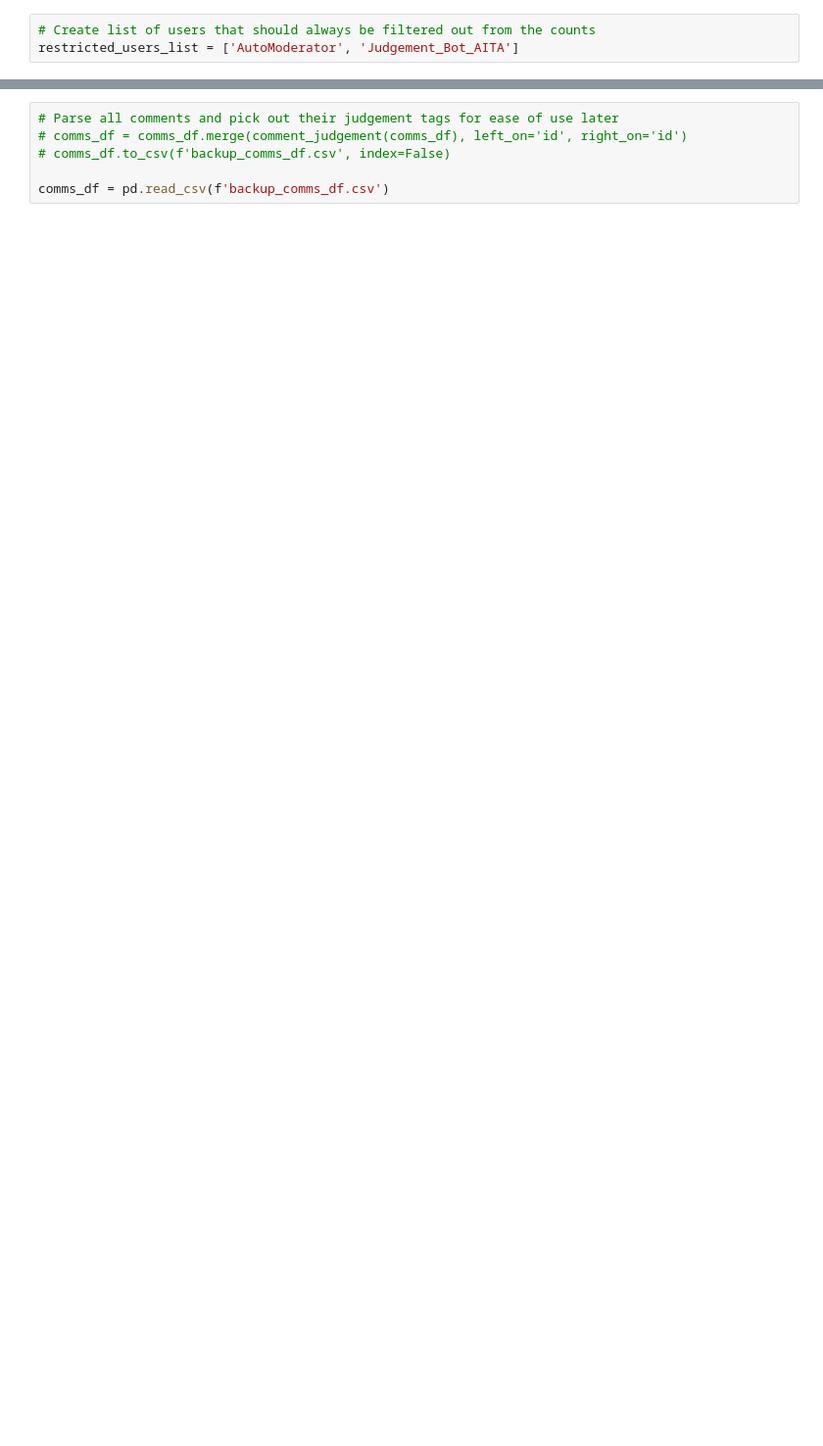
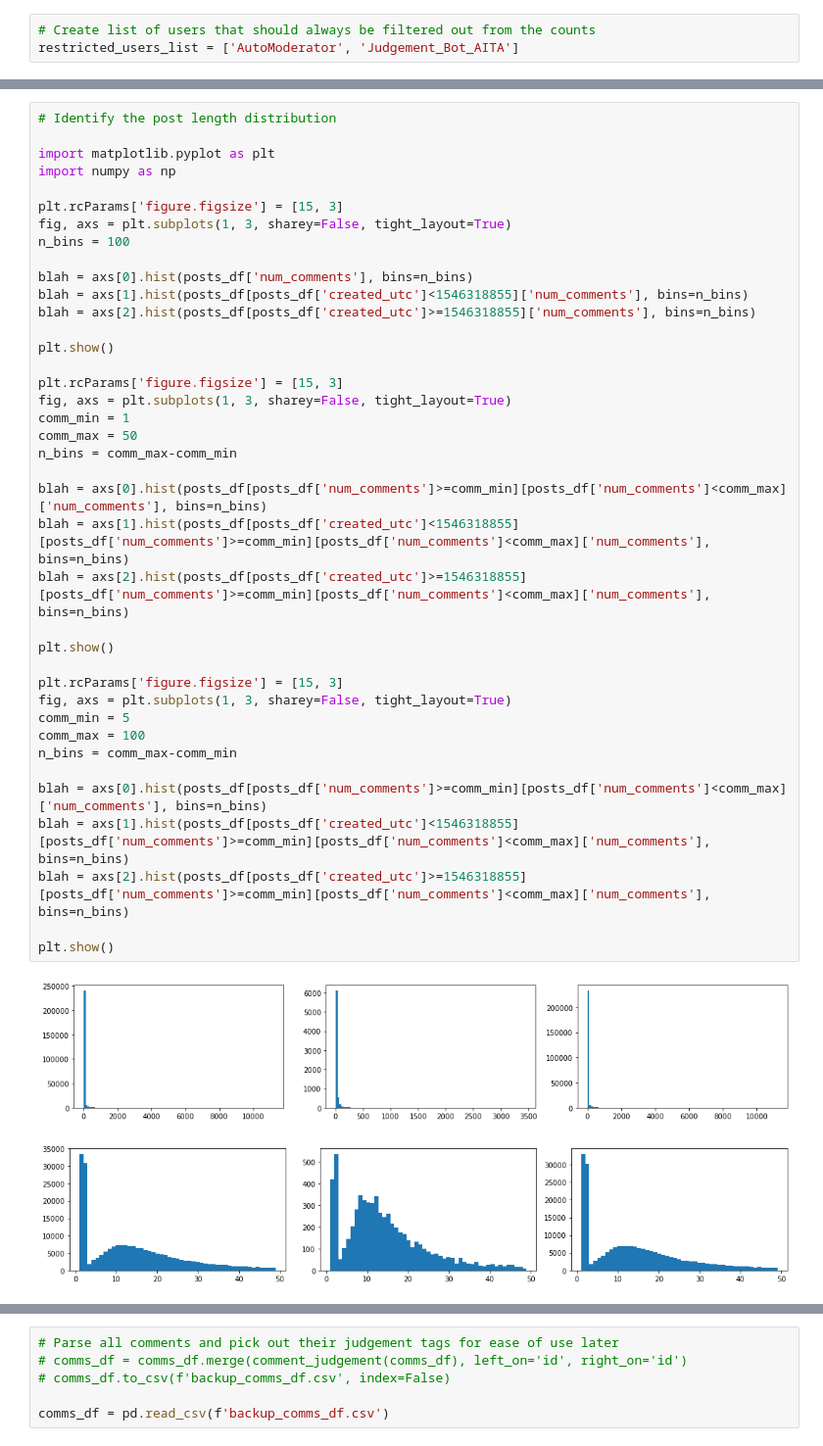
Before and after one commit to cephcyn/cornell_cs6742_a2, a Jupyter notebook: 01_metric_feasibility.ipynb, the cells around one changed output, grey strips where cells are left out. Shown at 98% size. Saved outputs shown, nothing was run; the diff lists cells and outputs as text; blank space fills up the shorter version.

```diff
--- a/01_metric_feasibility.ipynb
+++ b/01_metric_feasibility.ipynb
@@ -45,0 +70,42 @@ comms_df[:2]
+# %%
+# Identify the post length distribution
+
+import matplotlib.pyplot as plt
+import numpy as np
+
+plt.rcParams['figure.figsize'] = [15, 3]
+fig, axs = plt.subplots(1, 3, sharey=False, tight_layout=True)
+n_bins = 100
+
+blah = axs[0].hist(posts_df['num_comments'], bins=n_bins)
+blah = axs[1].hist(posts_df[posts_df['created_utc']<1546318855]['num_comments'], bins=n_bins)
+blah = axs[2].hist(posts_df[posts_df['created_utc']>=1546318855]['num_comments'], bins=n_bins)
+
+plt.show()
+
+plt.rcParams['figure.figsize'] = [15, 3]
+fig, axs = plt.subplots(1, 3, sharey=False, tight_layout=True)
+comm_min = 1
+comm_max = 50
+n_bins = comm_max-comm_min
+
+blah = axs[0].hist(posts_df[posts_df['num_comments']>=comm_min][posts_df['num_comments']<comm_max]['num_comments'], bins=n_bins)
+blah = axs[1].hist(posts_df[posts_df['created_utc']<1546318855][posts_df['num_comments']>=comm_min][posts_df['num_comments']<comm_max]['num_comments'], bins=n_bins)
+blah = axs[2].hist(posts_df[posts_df['created_utc']>=1546318855][posts_df['num_comments']>=comm_min][posts_df['num_comments']<comm_max]['num_comments'], bins=n_bins)
+
+plt.show()
+
+plt.rcParams['figure.figsize'] = [15, 3]
+fig, axs = plt.subplots(1, 3, sharey=False, tight_layout=True)
+comm_min = 5
+comm_max = 100
+n_bins = comm_max-comm_min
+
+blah = axs[0].hist(posts_df[posts_df['num_comments']>=comm_min][posts_df['num_comments']<comm_max]['num_comments'], bins=n_bins)
+blah = axs[1].hist(posts_df[posts_df['created_utc']<1546318855][posts_df['num_comments']>=comm_min][posts_df['num_comments']<comm_max]['num_comments'], bins=n_bins)
+blah = axs[2].hist(posts_df[posts_df['created_utc']>=1546318855][posts_df['num_comments']>=comm_min][posts_df['num_comments']<comm_max]['num_comments'], bins=n_bins)
+
+plt.show()
+# %% [output]
+[figure, added]
+[figure, added]
```
Also changed, not shown: parts of 22 cells of this notebook.
